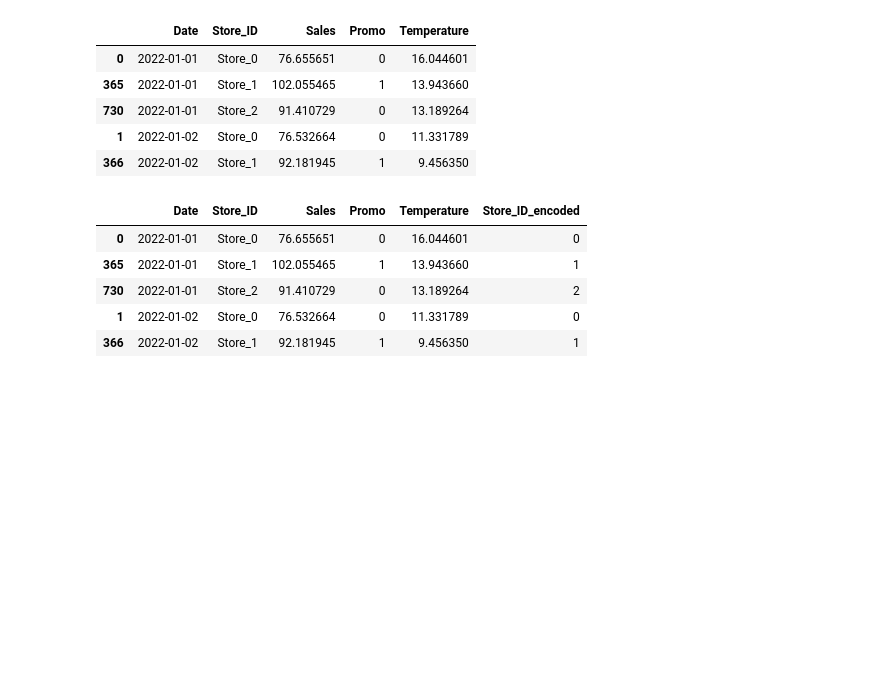
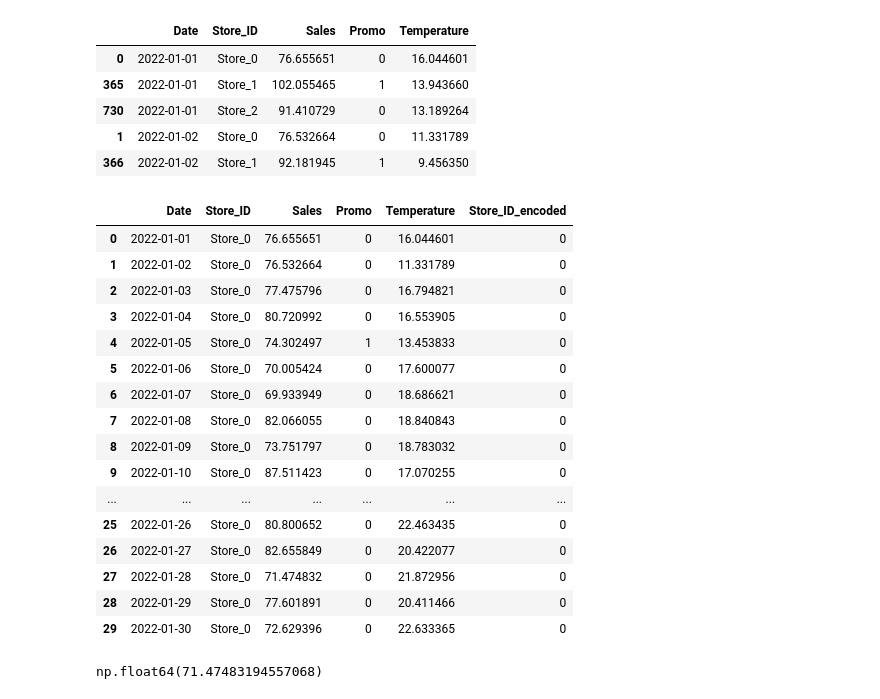
Before and after one commit to ask1a/forecast-o-matic, a Jupyter notebook: sandbox/exemple.ipynb, the cells around one changed output. Cells and saved outputs as stored; diff of their text form; code cells hidden in the pictures; blank space fills up the shorter version.

```diff
--- a/sandbox/exemple.ipynb
+++ b/sandbox/exemple.ipynb
@@ -52,12 +53,23 @@ df["Store_ID_encoded"] = le.fit_transform(df["Store_ID"])
 df_train = df[df["Date"] < split_date].copy()
 df_val = df[df["Date"] >= split_date].copy()
 # %%
-df.sort_values(["Date","Store_ID"]).head()
+df.sort_values(["Store_ID","Date"]).head(30)
 # %% [output]
 |  | Date | Store_ID | Sales | Promo | Temperature | Store_ID_encoded |
 | 0 | 2022-01-01 | Store_0 | 76.655651 | 0 | 16.044601 | 0 |
-| 365 | 2022-01-01 | Store_1 | 102.055465 | 1 | 13.943660 | 1 |
-| 730 | 2022-01-01 | Store_2 | 91.410729 | 0 | 13.189264 | 2 |
 | 1 | 2022-01-02 | Store_0 | 76.532664 | 0 | 11.331789 | 0 |
-| 366 | 2022-01-02 | Store_1 | 92.181945 | 1 | 9.456350 | 1 |
+| 2 | 2022-01-03 | Store_0 | 77.475796 | 0 | 16.794821 | 0 |
+| 3 | 2022-01-04 | Store_0 | 80.720992 | 0 | 16.553905 | 0 |
+| 4 | 2022-01-05 | Store_0 | 74.302497 | 1 | 13.453833 | 0 |
+| 5 | 2022-01-06 | Store_0 | 70.005424 | 0 | 17.600077 | 0 |
+| 6 | 2022-01-07 | Store_0 | 69.933949 | 0 | 18.686621 | 0 |
+| 7 | 2022-01-08 | Store_0 | 82.066055 | 0 | 18.840843 | 0 |
+| 8 | 2022-01-09 | Store_0 | 73.751797 | 0 | 18.783032 | 0 |
+| 9 | 2022-01-10 | Store_0 | 87.511423 | 0 | 17.070255 | 0 |
+| ... | ... | ... | ... | ... | ... | ... |
+| 25 | 2022-01-26 | Store_0 | 80.800652 | 0 | 22.463435 | 0 |
+| 26 | 2022-01-27 | Store_0 | 82.655849 | 0 | 20.422077 | 0 |
+| 27 | 2022-01-28 | Store_0 | 71.474832 | 0 | 21.872956 | 0 |
+| 28 | 2022-01-29 | Store_0 | 77.601891 | 0 | 20.411466 | 0 |
+| 29 | 2022-01-30 | Store_0 | 72.629396 | 0 | 22.633365 | 0 |
 # %%
@@ -108 +124,5 @@ X_val, y_val, store_ids_val = create_sequences(df_val,time_depth)
+# %%
+y_train[0]
+# %% [output]
+np.float64(71.47483194557068)
 # %%
```
Also changed, not shown: parts of 12 cells of this notebook.
